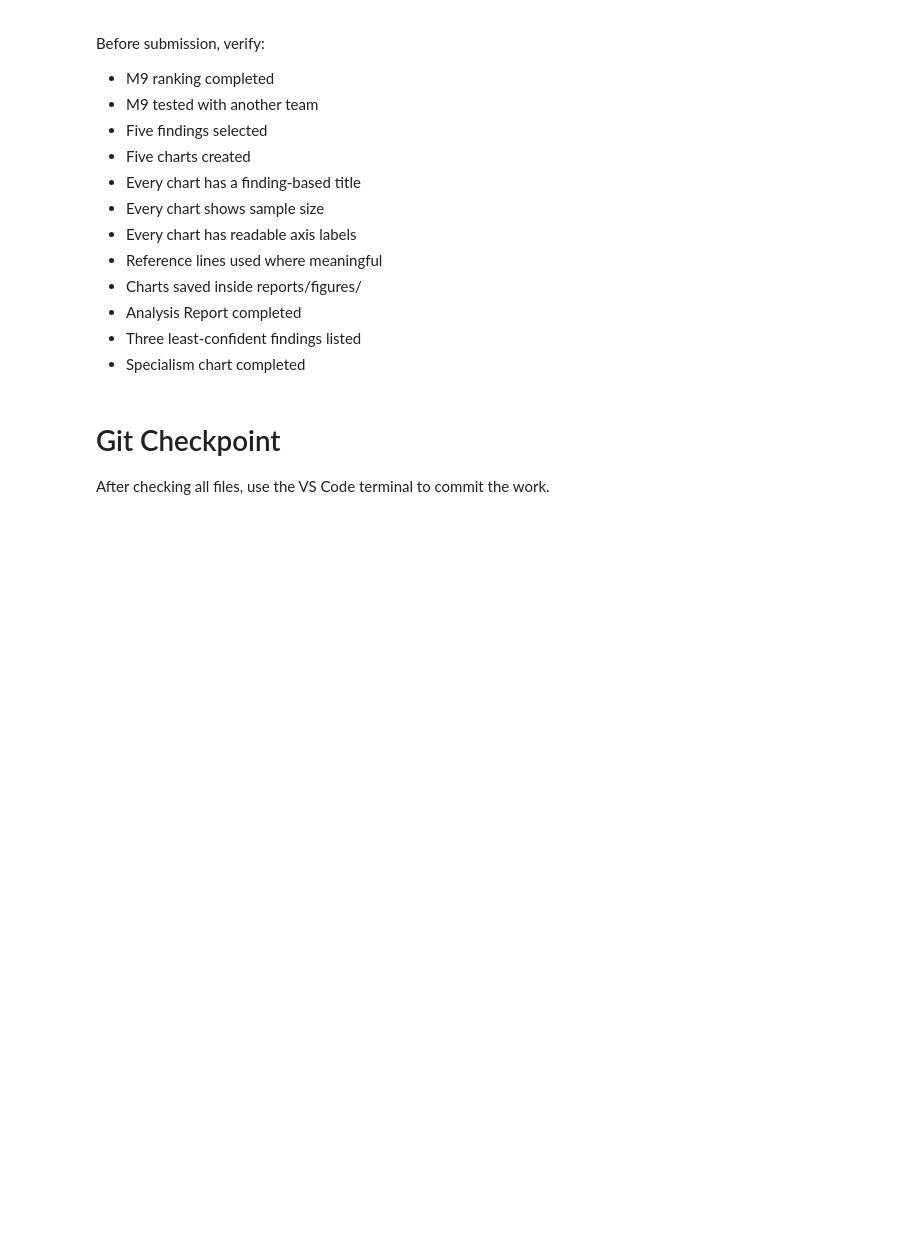
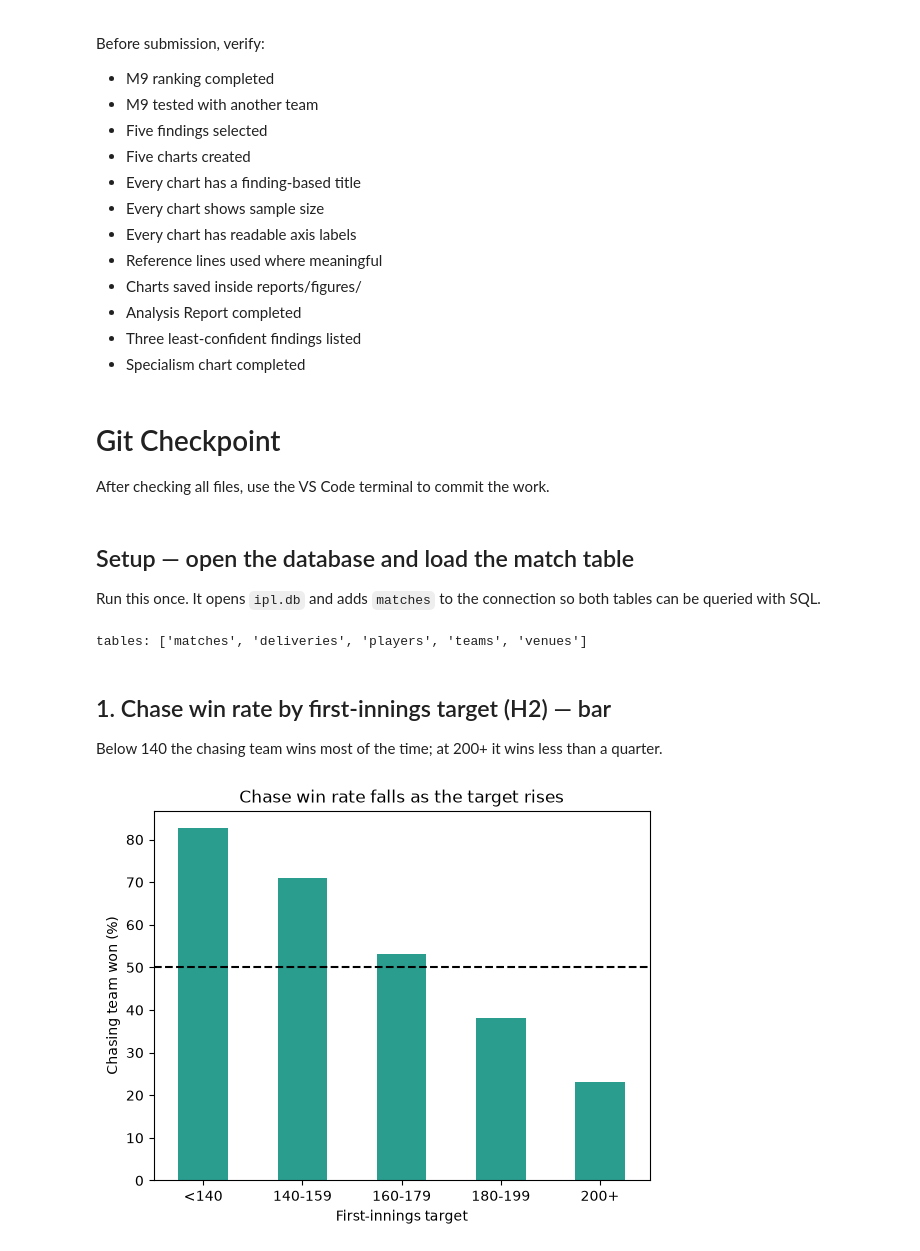
Before and after one commit to muhammed-naveed/ipl-cricket-analytics, a Jupyter notebook: notebooks/03_analysis.ipynb, the cells around one changed output. Saved outputs shown, nothing was run; the diff lists cells and outputs as text; code cells hidden in the pictures; blank space fills up the shorter version.

```diff
--- a/notebooks/03_analysis.ipynb
+++ b/notebooks/03_analysis.ipynb
@@ -3436,3 +3430,43 @@ Before submission, verify:
 # Git Checkpoint
 
 After checking all files, use the VS Code terminal to commit the work.
+# %% [markdown]
+## Setup — open the database and load the match table
+
+Run this once. It opens `ipl.db` and adds `matches` to the connection so both tables can be queried with SQL.
+# %%
+import sqlite3, pandas as pd, matplotlib.pyplot as plt
+
+con = sqlite3.connect("ipl.db")                          # the ball-by-ball database
+pd.read_csv("..\\data\\raw\\tables\\matches.csv").to_sql("matches", con, if_exists="replace", index=False)  # add match table
+pd.read_csv("..\\data\\raw\\tables\\deliveries.csv").to_sql("deliveries", con, if_exists="replace", index=False)  # add deliveries table
+pd.read_csv("..\\data\\raw\\tables\\players.csv").to_sql("players", con, if_exists="replace", index=False)  # add players table
+pd.read_csv("..\\data\\raw\\tables\\teams.csv").to_sql("teams", con, if_exists="replace", index=False)  # add teams table
+pd.read_csv("..\\data\\raw\\tables\\venues.csv").to_sql("venues", con, if_exists="replace", index=False)  # add venues table
+
+print("tables:", pd.read_sql("SELECT name FROM sqlite_master WHERE type='table'", con).name.tolist())
+# %% [output]
+tables: ['matches', 'deliveries', 'players', 'teams', 'venues']
+# %% [markdown]
+## 1. Chase win rate by first-innings target (H2) — bar
+Below 140 the chasing team wins most of the time; at 200+ it wins less than a quarter.
+# %%
+df = pd.read_sql("""
+    WITH first_inn AS (SELECT match_id, SUM(total_runs) target
+                       FROM deliveries WHERE is_super_over=0 AND innings=1 GROUP BY match_id),
+         chaser AS (SELECT match_id, MIN(batting_team) team2
+                    FROM deliveries WHERE is_super_over=0 AND innings=2 GROUP BY match_id)
+    SELECT CASE WHEN target<140 THEN '<140' WHEN target<160 THEN '140-159'
+                WHEN target<180 THEN '160-179' WHEN target<200 THEN '180-199'
+                ELSE '200+' END AS target_band,
+           ROUND(100.0*AVG(CASE WHEN c.team2=m.match_winner THEN 1 ELSE 0 END),1) AS win_pct
+    FROM first_inn f JOIN chaser c USING(match_id) JOIN matches m USING(match_id)
+    WHERE m.result='win'
+    GROUP BY target_band ORDER BY MIN(target)
+""", con, index_col="target_band")
+df.plot(kind="bar", rot=0, legend=False, color="#2a9d8f",
+        title="Chase win rate falls as the target rises",
+        xlabel="First-innings target", ylabel="Chasing team won (%)")
+plt.axhline(50, ls="--", c="k"); plt.show()
+# %% [output]
+[figure, added]
```
Also changed, not shown: parts of 25 cells of this notebook, 2 other files.
